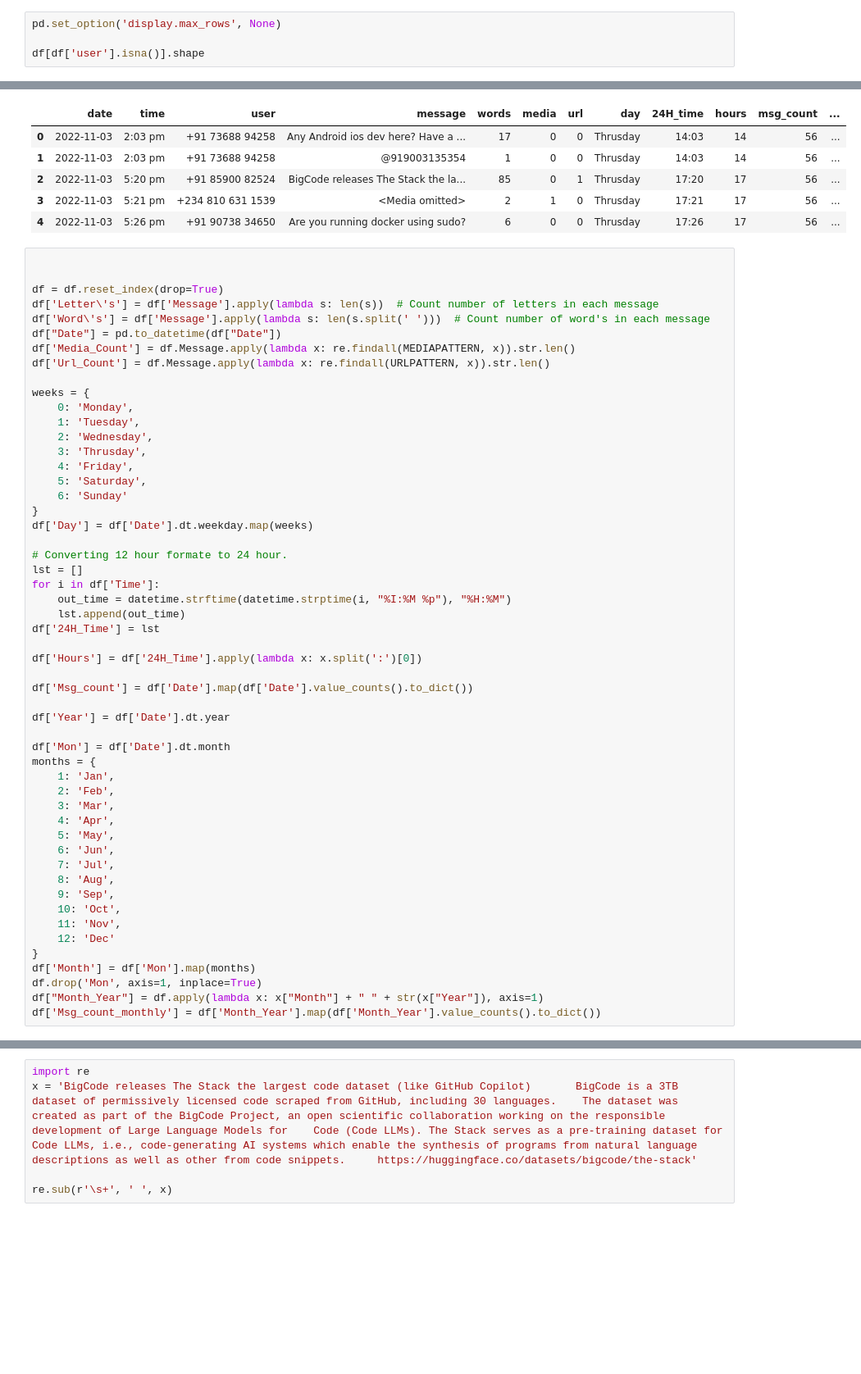
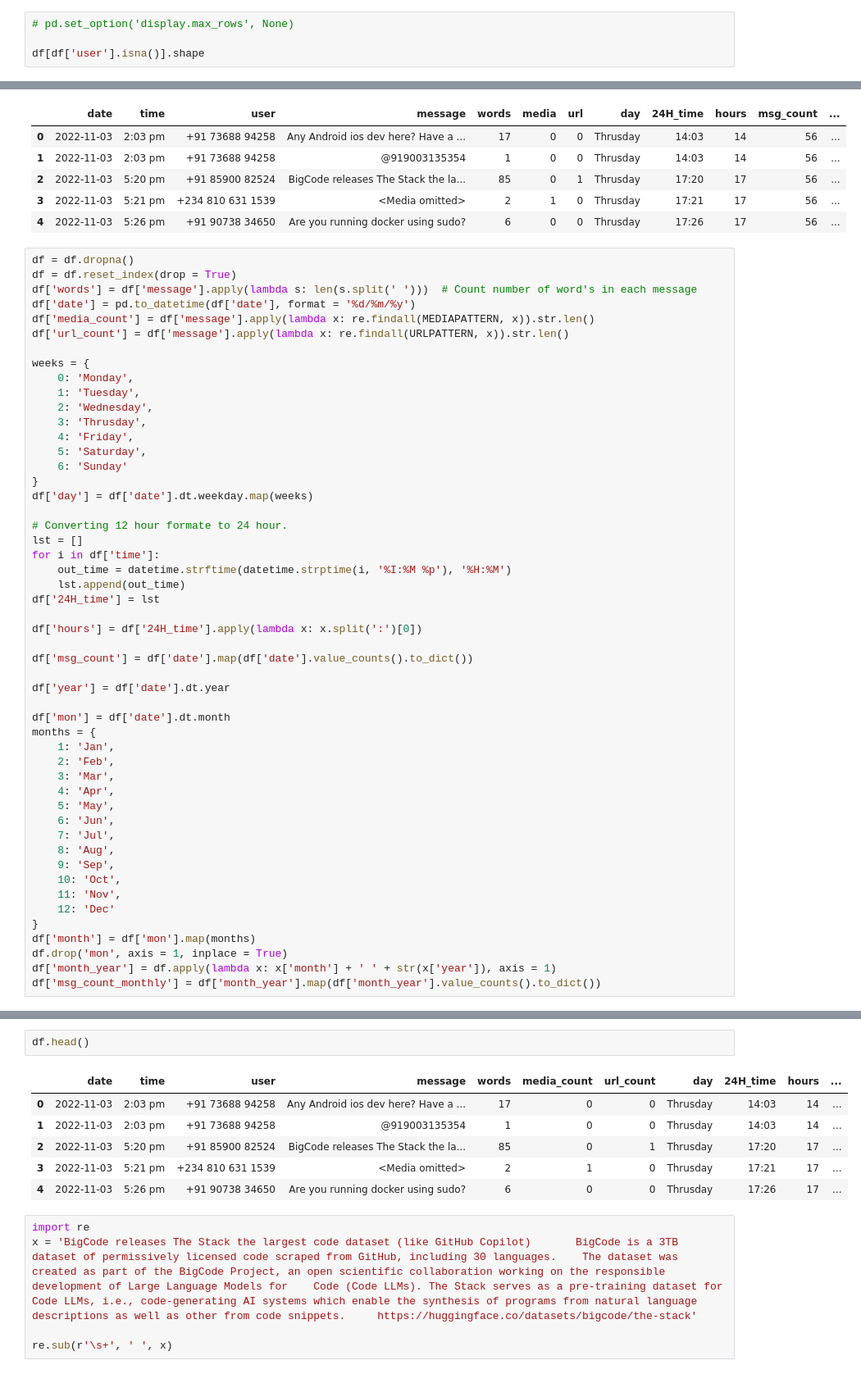
Before and after one commit to ronylpatil/chatInsights, a Jupyter notebook: doc/en/manual_test.ipynb, the cells around one changed output, grey strips where cells are left out. Shown: that part at 82% size. Drawn from its saved outputs; the diff is of its cells as text; blank space fills up the shorter version.

```diff
--- a/doc/en/manual_test.ipynb
+++ b/doc/en/manual_test.ipynb
@@ -148,5 +412,5 @@ df.shape
 # %%
-pd.set_option('display.max_rows', None)
+# pd.set_option('display.max_rows', None)
 
 df[df['user'].isna()].shape
 # %% [output]
@@ -229,14 +493,12 @@ df.head()
 | 3 | 2022-11-03 | 5:21 pm | +234 810 631 1539 | <Media omitted> | 2 | 1 | 0 | Thrusday | 17:21 | 17 | 56 | ... |
 | 4 | 2022-11-03 | 5:26 pm | +91 90738 34650 | Are you running docker using sudo? | 6 | 0 | 0 | Thrusday | 17:26 | 17 | 56 | ... |
 # %%
-
-
-df = df.reset_index(drop=True)
-df['Letter\'s'] = df['Message'].apply(lambda s: len(s))  # Count number of letters in each message
-df['Word\'s'] = df['Message'].apply(lambda s: len(s.split(' ')))  # Count number of word's in each message
-df["Date"] = pd.to_datetime(df["Date"])
-df['Media_Count'] = df.Message.apply(lambda x: re.findall(MEDIAPATTERN, x)).str.len()
-df['Url_Count'] = df.Message.apply(lambda x: re.findall(URLPATTERN, x)).str.len()
+df = df.dropna()
+df = df.reset_index(drop = True)
+df['words'] = df['message'].apply(lambda s: len(s.split(' ')))  # Count number of word's in each message
+df['date'] = pd.to_datetime(df['date'], format = '%d/%m/%y')
+df['media_count'] = df['message'].apply(lambda x: re.findall(MEDIAPATTERN, x)).str.len()
+df['url_count'] = df['message'].apply(lambda x: re.findall(URLPATTERN, x)).str.len()
 
 weeks = {
     0: 'Monday',
@@ -247,22 +509,22 @@ weeks = {
     5: 'Saturday',
     6: 'Sunday'
 }
-df['Day'] = df['Date'].dt.weekday.map(weeks)
+df['day'] = df['date'].dt.weekday.map(weeks)
 
 # Converting 12 hour formate to 24 hour.
 lst = []
-for i in df['Time']:
-    out_time = datetime.strftime(datetime.strptime(i, "%I:%M %p"), "%H:%M")
+for i in df['time']:
+    out_time = datetime.strftime(datetime.strptime(i, '%I:%M %p'), '%H:%M')
     lst.append(out_time)
-df['24H_Time'] = lst
+df['24H_time'] = lst
 
-df['Hours'] = df['24H_Time'].apply(lambda x: x.split(':')[0])
+df['hours'] = df['24H_time'].apply(lambda x: x.split(':')[0])
 
-df['Msg_count'] = df['Date'].map(df['Date'].value_counts().to_dict())
+df['msg_count'] = df['date'].map(df['date'].value_counts().to_dict())
 
-df['Year'] = df['Date'].dt.year
+df['year'] = df['date'].dt.year
 
-df['Mon'] = df['Date'].dt.month
+df['mon'] = df['date'].dt.month
 months = {
     1: 'Jan',
     2: 'Feb',
@@ -277,7 +539,7 @@ months = {
     11: 'Nov',
     12: 'Dec'
 }
-df['Month'] = df['Mon'].map(months)
-df.drop('Mon', axis=1, inplace=True)
-df["Month_Year"] = df.apply(lambda x: x["Month"] + " " + str(x["Year"]), axis=1)
-df['Msg_count_monthly'] = df['Month_Year'].map(df['Month_Year'].value_counts().to_dict())
+df['month'] = df['mon'].map(months)
+df.drop('mon', axis = 1, inplace = True)
+df['month_year'] = df.apply(lambda x: x['month'] + ' ' + str(x['year']), axis = 1)
+df['msg_count_monthly'] = df['month_year'].map(df['month_year'].value_counts().to_dict())
@@ -286,3 +546,12 @@ df['Msg_count_monthly'] = df['Month_Year'].map(df['Month_Year'].value_counts().t
+# %%
+df.head()
+# %% [output]
+|  | date | time | user | message | words | media_count | url_count | day | 24H_time | hours | ... |
+| 0 | 2022-11-03 | 2:03 pm | +91 73688 94258 | Any Android ios dev here? Have a ... | 17 | 0 | 0 | Thrusday | 14:03 | 14 | ... |
+| 1 | 2022-11-03 | 2:03 pm | +91 73688 94258 | @919003135354 | 1 | 0 | 0 | Thrusday | 14:03 | 14 | ... |
+| 2 | 2022-11-03 | 5:20 pm | +91 85900 82524 | BigCode releases The Stack the la... | 85 | 0 | 1 | Thrusday | 17:20 | 17 | ... |
+| 3 | 2022-11-03 | 5:21 pm | +234 810 631 1539 | <Media omitted> | 2 | 1 | 0 | Thrusday | 17:21 | 17 | ... |
+| 4 | 2022-11-03 | 5:26 pm | +91 90738 34650 | Are you running docker using sudo? | 6 | 0 | 0 | Thrusday | 17:26 | 17 | ... |
 # %%
 import re
 x = 'BigCode releases The Stack the largest code dataset (like GitHub Copilot)       BigCode is a 3TB dataset of permissively licensed code scraped from GitHub, including 30 languages.    The dataset was created as part of the BigCode Project, an open scientific collaboration working on the responsible development of Large Language Models for    Code (Code LLMs). The Stack serves as a pre-training dataset for Code LLMs, i.e., code-generating AI systems which enable the synthesis of programs from natural language descriptions as well as other from code snippets.     https://huggingface.co/datasets/bigcode/the-stack'
```
Also changed, not shown: parts of 18 cells of this notebook.
